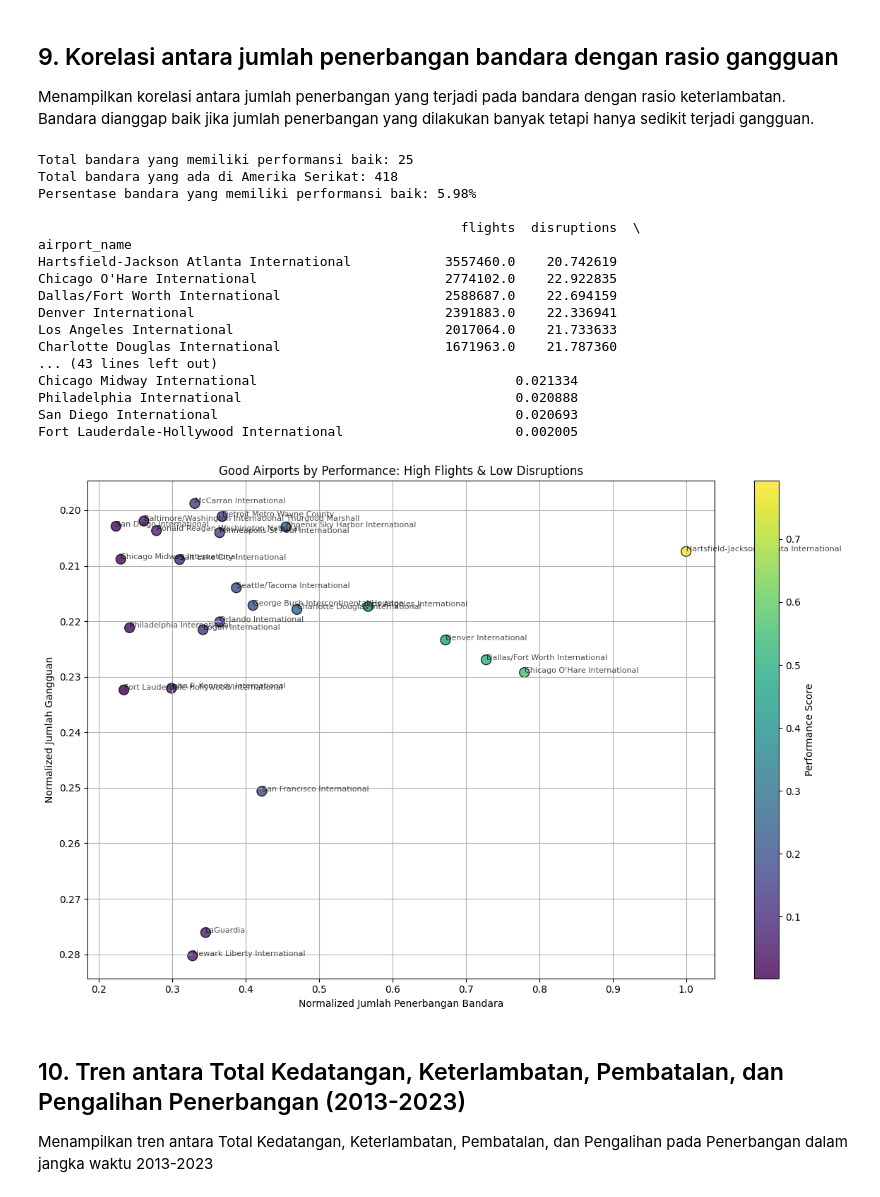
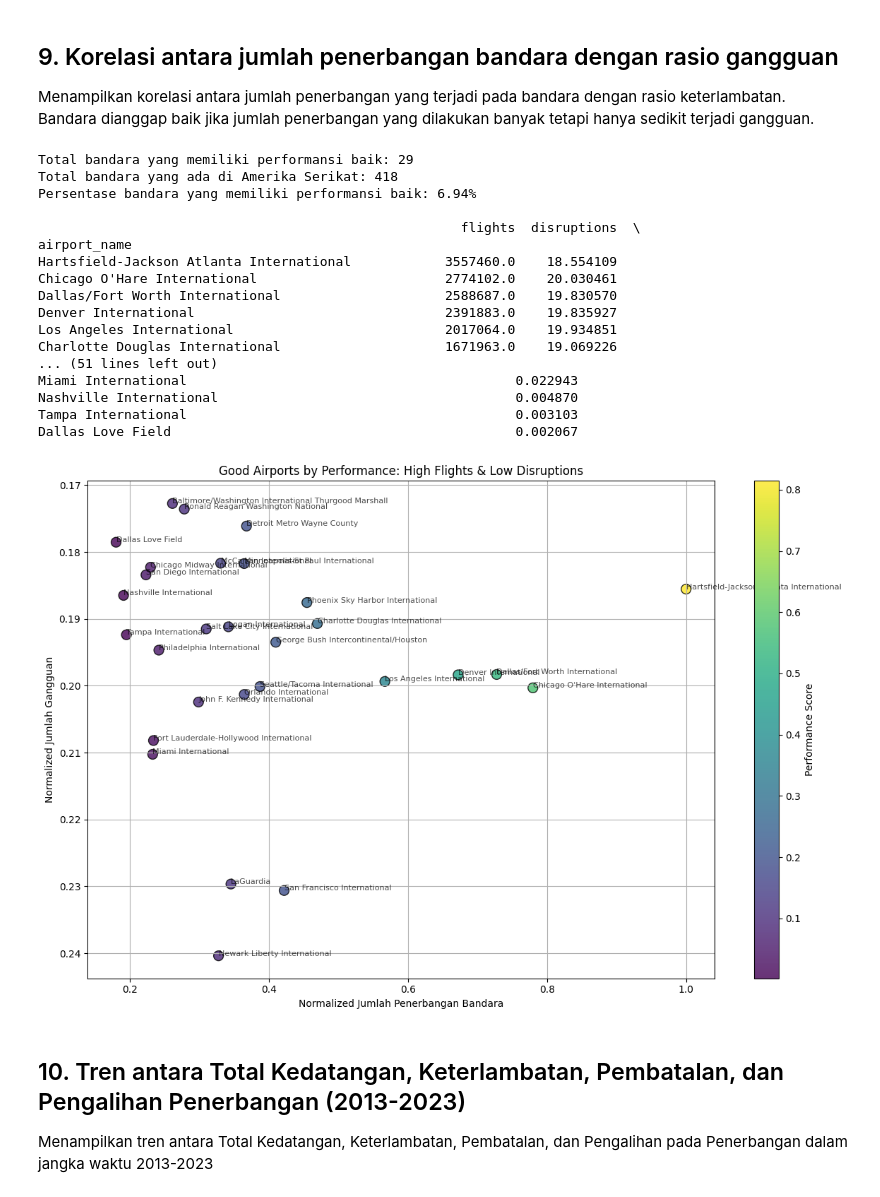
Before and after one commit to jasonrivalino/IF4061_StaticData_USAirlineDelay, a Jupyter notebook: airline_data_EDA.ipynb, the cells around one changed output. Cells and saved outputs as stored; diff of their text form; code cells hidden in the pictures.

```diff
--- a/airline_data_EDA.ipynb
+++ b/airline_data_EDA.ipynb
@@ -466,7 +466,7 @@ most_flights = airline_data.groupby('carrier_name')['arr_flights'].sum()
 delays = airline_data.groupby('carrier_name')['arr_del15_percentage'].mean()
 cancellations = airline_data.groupby('carrier_name')['arr_cancelled_percentage'].mean()
 diversions = airline_data.groupby('carrier_name')['arr_diverted_percentage'].mean()
-total_disruptions = delays + cancellations + diversions
+total_disruptions = delays
 
 # Kombinasikan data dalam satu DataFrame
 df = pd.DataFrame({
@@ -562,7 +562,7 @@ most_flights = airline_data.groupby('airport_name')['arr_flights'].sum()
 delays = airline_data.groupby('airport_name')['arr_del15_percentage'].mean()
 cancellations = airline_data.groupby('airport_name')['arr_cancelled_percentage'].mean()
 diversions = airline_data.groupby('airport_name')['arr_diverted_percentage'].mean()
-total_disruptions = delays + cancellations + diversions
+total_disruptions = delays
 
 # Kombinasikan data dalam satu DataFrame
 df = pd.DataFrame({
@@ -597,47 +597,47 @@ print(good_airport[['flights', 'disruptions', 'performance_score']])
 plt.figure(figsize=(12, 8))
 scatter = plt.scatter(
     good_airport['flights_norm'],
     good_airport['disruptions_norm'],
     c=good_airport['performance_score'],
     cmap='viridis',
     s=100,
     alpha=0.8,
     edgecolors='black'
 )
 plt.gca().invert_yaxis()
 
 # Detail Visualization
 plt.colorbar(scatter, label='Performance Score')
 plt.xlabel('Normalized Jumlah Penerbangan Bandara')
 plt.ylabel('Normalized Jumlah Gangguan')
 plt.title('Good Airports by Performance: High Flights & Low Disruptions')
 
 # Menambahkan label
 for i, txt in enumerate(good_airport.index):
     plt.annotate(txt, (good_airport['flights_norm'][i], good_airport['disruptions_norm'][i]), fontsize=8, alpha=0.7)
 
 plt.grid(True)
 plt.tight_layout()
 plt.show()
 # %% [output]
-Total bandara yang memiliki performansi baik: 25
+Total bandara yang memiliki performansi baik: 29
 Total bandara yang ada di Amerika Serikat: 418
-Persentase bandara yang memiliki performansi baik: 5.98%
+Persentase bandara yang memiliki performansi baik: 6.94%
 
                                                       flights  disruptions  \
 airport_name
-Hartsfield-Jackson Atlanta International            3557460.0    20.742619
-Chicago O'Hare International                        2774102.0    22.922835
-Dallas/Fort Worth International                     2588687.0    22.694159
-Denver International                                2391883.0    22.336941
-Los Angeles International                           2017064.0    21.733633
-Charlotte Douglas International                     1671963.0    21.787360
-... (43 lines left out)
-Chicago Midway International                                 0.021334
-Philadelphia International                                   0.020888
-San Diego International                                      0.020693
-Fort Lauderdale-Hollywood International                      0.002005
+Hartsfield-Jackson Atlanta International            3557460.0    18.554109
+Chicago O'Hare International                        2774102.0    20.030461
+Dallas/Fort Worth International                     2588687.0    19.830570
+Denver International                                2391883.0    19.835927
+Los Angeles International                           2017064.0    19.934851
+Charlotte Douglas International                     1671963.0    19.069226
+... (51 lines left out)
+Miami International                                          0.022943
+Nashville International                                      0.004870
+Tampa International                                          0.003103
+Dallas Love Field                                            0.002067
-[figure, old version]
+[figure, new version]
 # %% [markdown]
 ## 10. Tren antara Total Kedatangan, Keterlambatan, Pembatalan, dan Pengalihan Penerbangan (2013-2023)
 Menampilkan tren antara Total Kedatangan, Keterlambatan, Pembatalan, dan Pengalihan pada Penerbangan dalam jangka waktu 2013-2023
```
Also changed, not shown: parts of 6 cells of this notebook.
